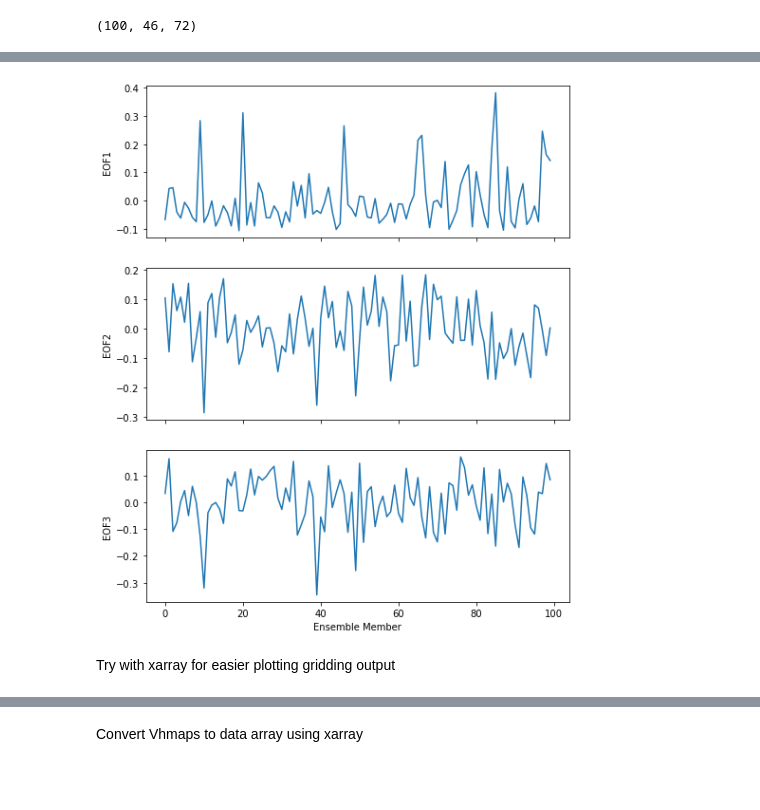
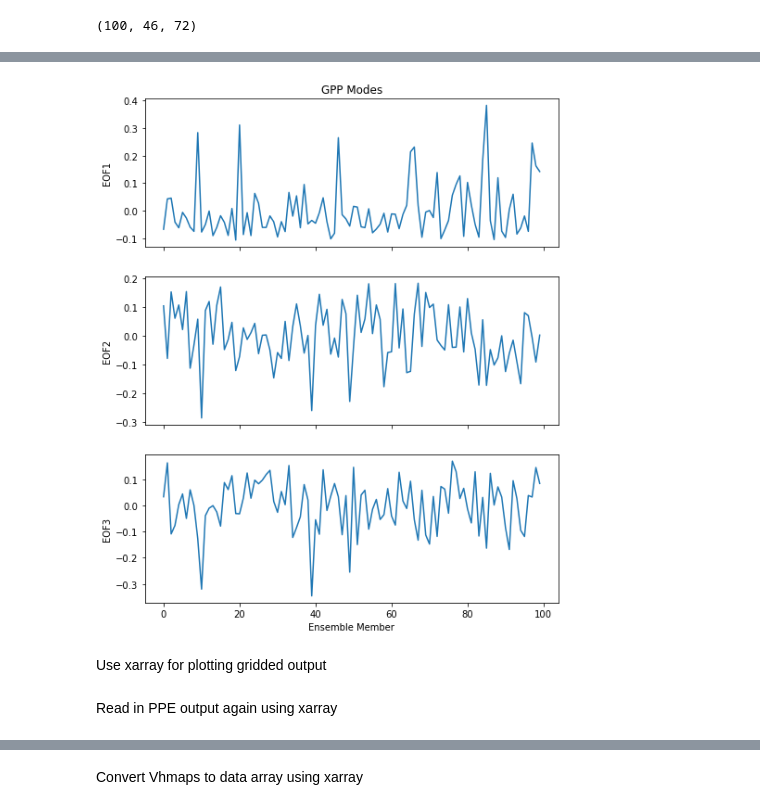
Before and after one commit to katiedagon/CLM5_ParameterUncertainty, a Jupyter notebook: SVD.ipynb, the cells around one changed output, grey strips where cells are left out. Cells and saved outputs as stored; diff of their text form; code cells hidden in the pictures; blank space fills up the shorter version.

```diff
--- a/SVD.ipynb
+++ b/SVD.ipynb
@@ -138,11 +93,11 @@ for j in range(nmodes):
 # %%
 fig, axs = plt.subplots(nmodes, 1, figsize=(8,10), sharex=True)
 axs = axs.ravel()
 for j in range(nmodes):
     axs[j].plot(U[:,j])
     axs[j].set_ylabel("EOF"+str(j+1))
     if j == nmodes-1:
             axs[j].set_xlabel("Ensemble Member");
-#plt.savefig("PPE_EOFseries_GPP_3modes.pdf")
+axs[0].set_title(var[0]+" Modes");
 # %% [output]
-[figure, old version]
+[figure, new version]
@@ -151,5 +104,7 @@ for j in range(nmodes):
 # %% [markdown]
-Try with xarray for easier plotting gridding output
+Use xarray for plotting gridded output
 # %%
 import xarray as xr
+# %% [markdown]
+Read in PPE output again using xarray
 # %%
```
Also changed, not shown: parts of 100 cells of this notebook, 15 other files.
